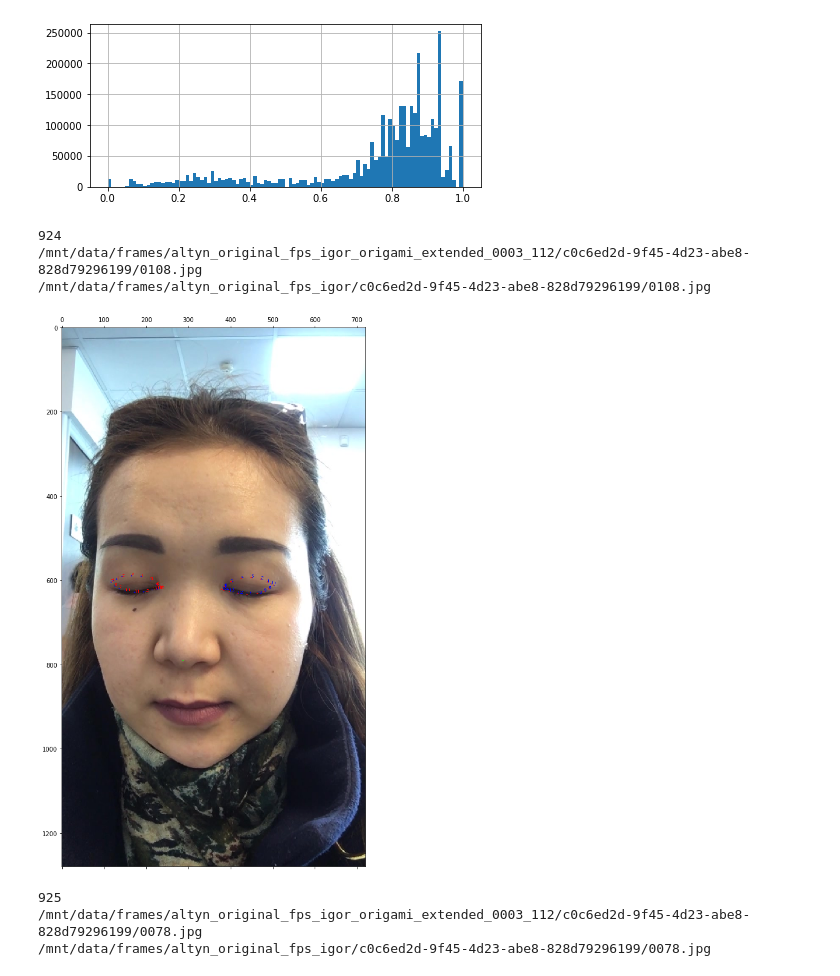
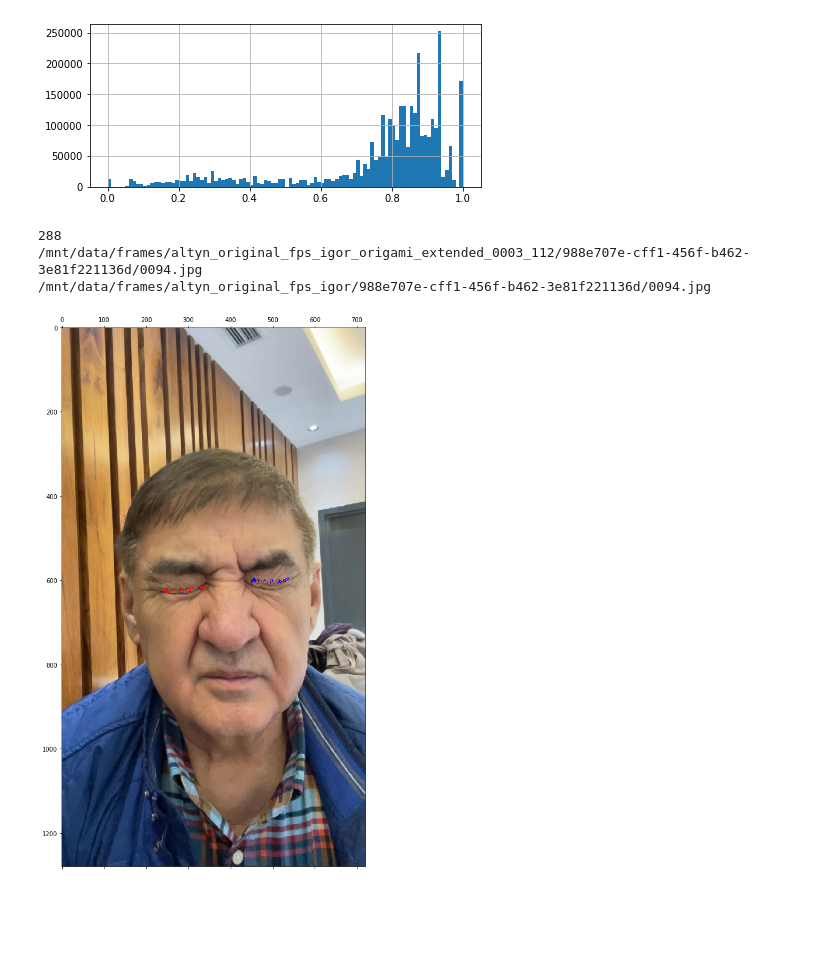
Before and after one commit to IgorSondors/data_eyes, a Jupyter notebook: spyder_dots.ipynb, the cells around one changed output. Saved outputs shown, nothing was run; the diff lists cells and outputs as text; code cells hidden in the pictures; blank space fills up the shorter version.

```diff
--- a/spyder_dots.ipynb
+++ b/spyder_dots.ipynb
@@ -74,42 +74,43 @@ def check_landm(basename, left_eye, right_eye, centre_nose):
     for i in range(len(right_eye)):
         p = tuple(right_eye[i])
         cv2.circle(img, p, 1, color2, 1, cv2.LINE_AA)
         cv2.putText(img, str(i), p, cv2.FONT_HERSHEY_SIMPLEX, 0.3, color, 1)
     p = tuple(centre_nose)
     cv2.circle(img, p, 1, color3, 1, cv2.LINE_AA)
     if display:
         plt.matshow(img)
         plt.show()
 shift = len('/mnt/data/frames/altyn_original_fps_igor_origami_extended_0003_112')
-src = '/mnt/data/frames/altyn_original_fps_igor_lndm_npy'
-for index, row in df_test[924:926].iterrows():
+src = '/mnt/data/frames/altyn_original_fps_igor_mediapipe_lndm_npy'
+#/mnt/data/frames/altyn_original_fps_igor_origami_extended_0003_112/988e707e-cff1-456f-b462-3e81f221136d/0094.jpg
+
+for index, row in df_test[288:289].iterrows():
     file = row['file']
     filename = '/mnt/data/frames/altyn_original_fps_igor' + file[shift:]
     npy_file=os.path.join(src, file.split('/')[-2] + '_' + file.split('/')[-1] + ".npy")
     print(index)
     print(file)
     print(filename)
     data = np.load(npy_file)
 
+    image = cv2.imread(filename)
+    h, w, ch = image.shape
     left_eye = []
     right_eye = []
-    centre_nose = data[1][:2]
+    centre_nose = (( int(data[1][0] * w), int(data[1][1] * h) ))
 
     for i in leftEyeUpper0+leftEyeLower0:
-        left_eye.append(data[i][:2])
+            left_eye.append(( int(data[i][0] * w), int(data[i][1] * h) ))
     for i in rightEyeUpper0+rightEyeLower0:
-        right_eye.append(data[i][:2])
+        right_eye.append(( int(data[i][0] * w), int(data[i][1] * h) ))
     """for i in leftEyeLower0:
         left_eye.append(data[i][:2])
     for i in rightEyeUpper0:
         right_eye.append(data[i][:2])"""
     #print('right_eye = ',right_eye)
     check_landm(filename, left_eye, right_eye, centre_nose)
 # %% [output]
-924
-/mnt/data/frames/altyn_original_fps_igor_origami_extended_0003_112/c0c6ed2d-9f45-4d23-abe8-828d79296199/0108.jpg
-/mnt/data/frames/altyn_original_fps_igor/c0c6ed2d-9f45-4d23-abe8-828d79296199/0108.jpg
+288
+/mnt/data/frames/altyn_original_fps_igor_origami_extended_0003_112/988e707e-cff1-456f-b462-3e81f221136d/0094.jpg
+/mnt/data/frames/altyn_original_fps_igor/988e707e-cff1-456f-b462-3e81f221136d/0094.jpg
-[figure, old version]
+[figure, new version]
-925
-/mnt/data/frames/altyn_original_fps_igor_origami_extended_0003_112/c0c6ed2d-9f45-4d23-abe8-828d79296199/0078.jpg
-/mnt/data/frames/altyn_original_fps_igor/c0c6ed2d-9f45-4d23-abe8-828d79296199/0078.jpg
```
Also changed, not shown: parts of 19 cells of this notebook, 3 other files.
